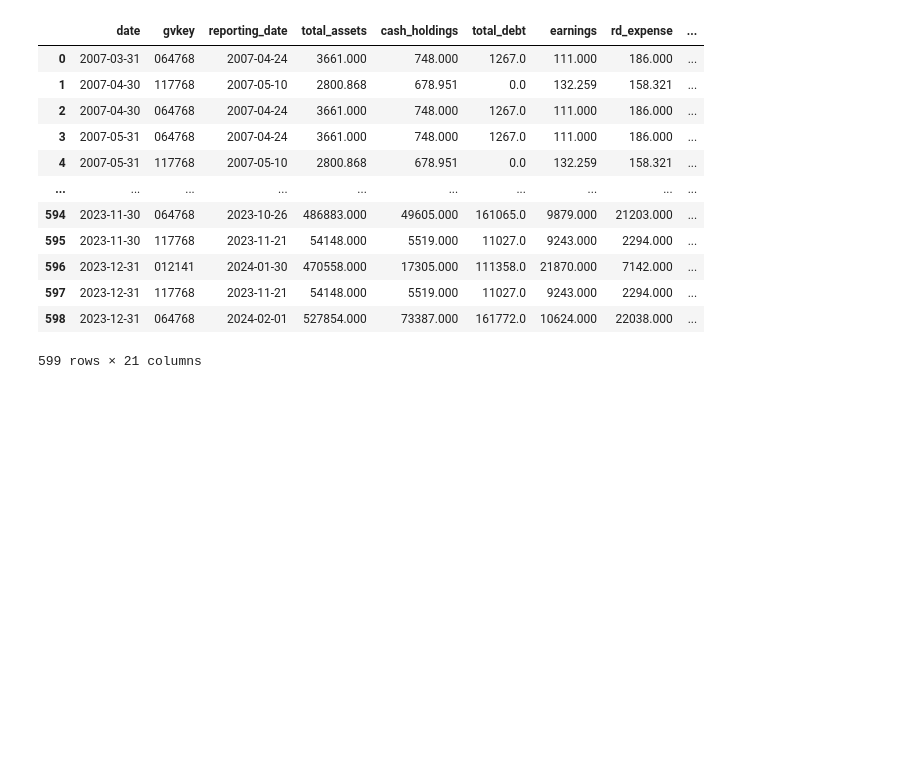
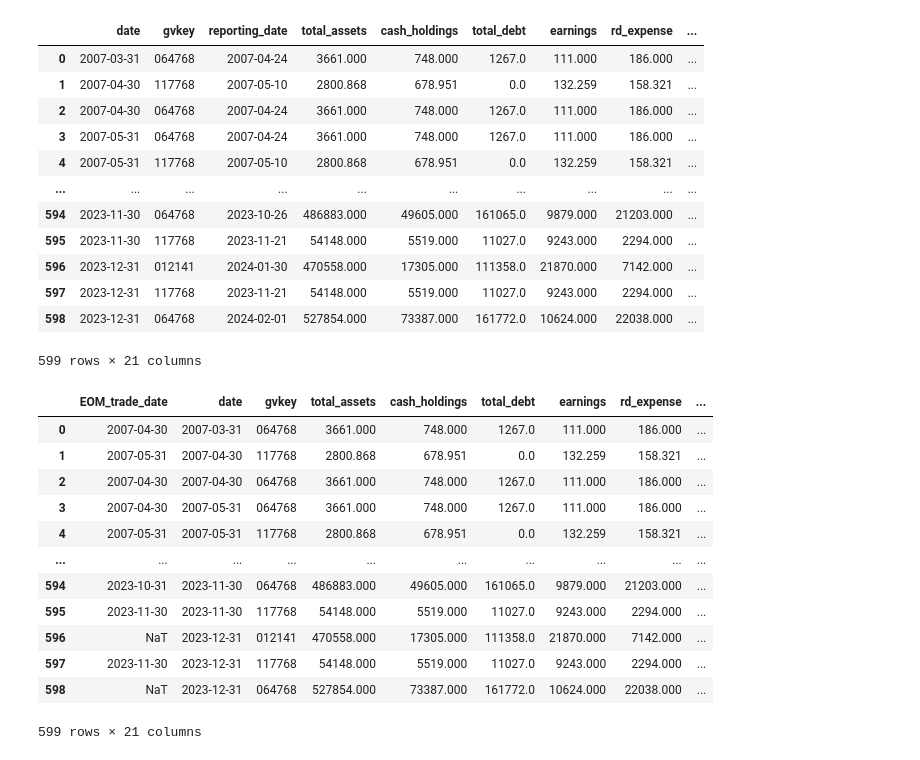
Before and after one commit to veervohra03/CashHedged, a Jupyter notebook: Multiple-Companies-Cash-Hedged.ipynb, the cells around one changed output. Saved outputs shown, nothing was run; the diff lists cells and outputs as text; code cells hidden in the pictures; blank space fills up the shorter version.

Commit message:
Creating column for when we have access to each row of data to actually trade on it (using reporting_date column).

```diff
--- a/Multiple-Companies-Cash-Hedged.ipynb
+++ b/Multiple-Companies-Cash-Hedged.ipynb
@@ -21,12 +23,12 @@ Done
 # %%
-sp500_data = conn.raw_sql("""
+sp500_data = conn.raw_sql(f"""
 SELECT
     caldt AS date,
     sprtrn AS daily_return -- Equal-Weighted Return (includes distributions) (ewretd)
 FROM
     crspq.dsp500
 WHERE
-    caldt >= '1990-01-01'
+    caldt >= '{query_start_date}'
 ORDER BY
     caldt;
 """)
@@ -48,14 +50,14 @@ sp500_data
 | 8752 | 2024-09-30 | 0.004237 |
 8753 rows × 2 columns
 # %%
-risk_free_data = conn.raw_sql('''
+risk_free_data = conn.raw_sql(f'''
     SELECT
         date,
         rf AS daily_rf_rate -- One Month Treasury Bill Rate (daily)
     FROM
         ff.factors_daily
     WHERE
-        date >= '1990-01-01'
+        date >= '{query_start_date}'
 ''')
 
 risk_free_data['date'] = pd.to_datetime(risk_free_data['date'])
@@ -317,3 +318,46 @@ agg_fin_data
 | 597 | 2023-12-31 | 117768 | 2023-11-21 | 54148.000 | 5519.000 | 11027.0 | 9243.000 | 2294.000 | ... |
 | 598 | 2023-12-31 | 064768 | 2024-02-01 | 527854.000 | 73387.000 | 161772.0 | 10624.000 | 22038.000 | ... |
 599 rows × 21 columns
+# %%
+last_trading_days = conn.raw_sql(f'''
+SELECT DISTINCT
+    MAX(date) AS last_trade_date
+FROM crsp.dsf
+WHERE date >= '{query_start_date}'
+GROUP BY DATE_TRUNC('month', date)
+ORDER BY last_trade_date
+''')
+
+last_trading_days['last_trade_date'] = pd.to_datetime(last_trading_days['last_trade_date'])
+last_trading_days['month'] = last_trading_days['last_trade_date'].dt.month
+last_trading_days['year'] = last_trading_days['last_trade_date'].dt.year
+
+agg_fin_data['trade_date'] = pd.to_datetime(agg_fin_data['reporting_date']) + pd.Timedelta(days=1)
+agg_fin_data['month'] = agg_fin_data['trade_date'].dt.month
+agg_fin_data['year'] = agg_fin_data['trade_date'].dt.year
+
+last_trading_day_mapping = last_trading_days.set_index(['year', 'month'])['last_trade_date'].to_dict()
+
+EOM_trading_date = agg_fin_data.apply(
+    lambda row: last_trading_day_mapping.get((row['year'], row['month'])),
+    axis=1
+)
+
+agg_fin_data.insert(0, 'EOM_trade_date', EOM_trading_date)
+agg_fin_data = agg_fin_data.drop(columns=['year', 'month','trade_date','reporting_date'])
+
+agg_fin_data
+# %% [output]
+|  | EOM_trade_date | date | gvkey | total_assets | cash_holdings | total_debt | earnings | rd_expense | ... |
+| 0 | 2007-04-30 | 2007-03-31 | 064768 | 3661.000 | 748.000 | 1267.0 | 111.000 | 186.000 | ... |
+| 1 | 2007-05-31 | 2007-04-30 | 117768 | 2800.868 | 678.951 | 0.0 | 132.259 | 158.321 | ... |
+| 2 | 2007-04-30 | 2007-04-30 | 064768 | 3661.000 | 748.000 | 1267.0 | 111.000 | 186.000 | ... |
+| 3 | 2007-04-30 | 2007-05-31 | 064768 | 3661.000 | 748.000 | 1267.0 | 111.000 | 186.000 | ... |
+| 4 | 2007-05-31 | 2007-05-31 | 117768 | 2800.868 | 678.951 | 0.0 | 132.259 | 158.321 | ... |
+| ... | ... | ... | ... | ... | ... | ... | ... | ... | ... |
+| 594 | 2023-10-31 | 2023-11-30 | 064768 | 486883.000 | 49605.000 | 161065.0 | 9879.000 | 21203.000 | ... |
+| 595 | 2023-11-30 | 2023-11-30 | 117768 | 54148.000 | 5519.000 | 11027.0 | 9243.000 | 2294.000 | ... |
+| 596 | NaT | 2023-12-31 | 012141 | 470558.000 | 17305.000 | 111358.0 | 21870.000 | 7142.000 | ... |
+| 597 | 2023-11-30 | 2023-12-31 | 117768 | 54148.000 | 5519.000 | 11027.0 | 9243.000 | 2294.000 | ... |
+| 598 | NaT | 2023-12-31 | 064768 | 527854.000 | 73387.000 | 161772.0 | 10624.000 | 22038.000 | ... |
+599 rows × 21 columns
```
Also changed, not shown: parts of 3 cells of this notebook.
